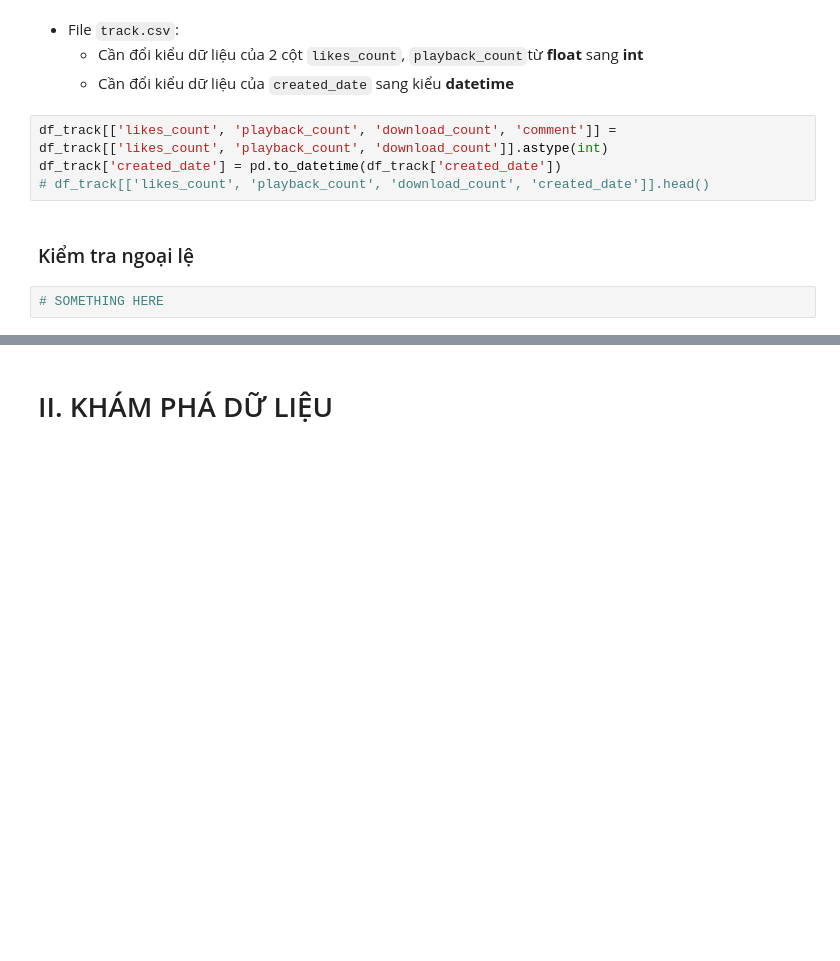
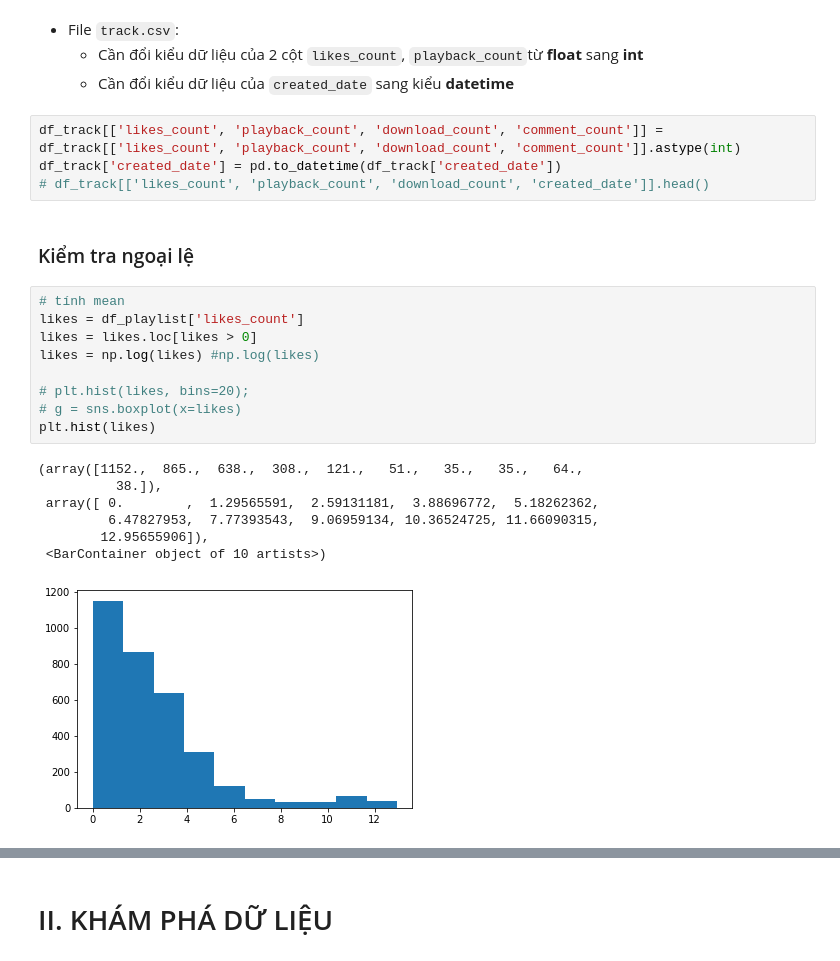
Before and after one commit to LeKiet258/DS-Project02-SoundCloud-Exploratory, a Jupyter notebook: Project_02.ipynb, the cells around one changed output, grey strips where cells are left out. Saved outputs shown, nothing was run; the diff lists cells and outputs as text; blank space fills up the shorter version.

```diff
--- a/Project_02.ipynb
+++ b/Project_02.ipynb
@@ -203,10 +219,25 @@ df_playlist['track_ids'] = df_playlist['track_ids'].apply(lambda x: [int(item) f
     - Cần đổi kiểu dữ liệu của 2 cột `likes_count`, `playback_count`từ **float** sang **int**
     - Cần đổi kiểu dữ liệu của `created_date` sang kiểu **datetime**
 # %%
-df_track[['likes_count', 'playback_count', 'download_count', 'comment']] = df_track[['likes_count', 'playback_count', 'download_count']].astype(int)
+df_track[['likes_count', 'playback_count', 'download_count', 'comment_count']] = df_track[['likes_count', 'playback_count', 'download_count', 'comment_count']].astype(int)
 df_track['created_date'] = pd.to_datetime(df_track['created_date'])
 # df_track[['likes_count', 'playback_count', 'download_count', 'created_date']].head()
 # %% [markdown]
 ### Kiểm tra ngoại lệ
-# %%
-# SOMETHING HERE
+# %%
+# tính mean
+likes = df_playlist['likes_count']
+likes = likes.loc[likes > 0]
+likes = np.log(likes) #np.log(likes)
+
+# plt.hist(likes, bins=20);
+# g = sns.boxplot(x=likes)
+plt.hist(likes)
+# %% [output]
+(array([1152.,  865.,  638.,  308.,  121.,   51.,   35.,   35.,   64.,
+          38.]),
+ array([ 0.        ,  1.29565591,  2.59131181,  3.88696772,  5.18262362,
+         6.47827953,  7.77393543,  9.06959134, 10.36524725, 11.66090315,
+        12.95655906]),
+ <BarContainer object of 10 artists>)
+[figure, added]
```
Also changed, not shown: parts of 17 cells of this notebook.
